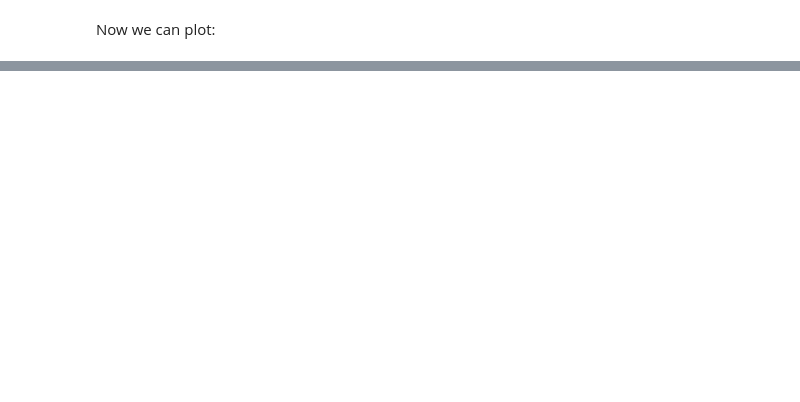
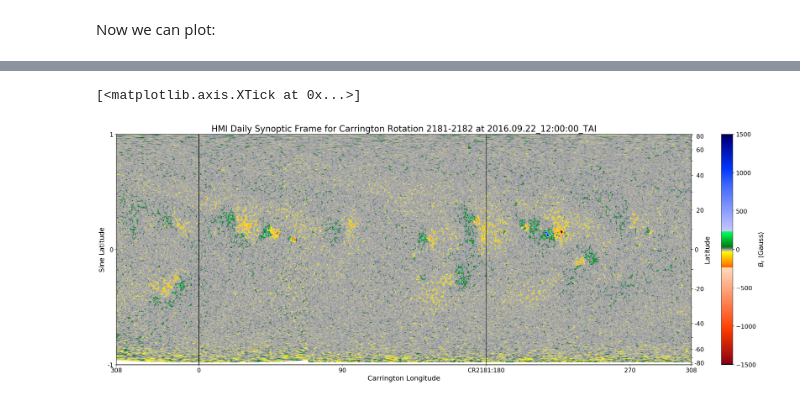
Before and after one commit to mbobra/SHARPs, a Jupyter notebook: synoptic.ipynb, the cells around one changed output, grey strips where cells are left out. Drawn from its saved outputs; the diff is of its cells as text; code cells hidden in the pictures; blank space fills up the shorter version.

```diff
--- a/synoptic.ipynb
+++ b/synoptic.ipynb
@@ -100,0 +166,79 @@ cbar.set_label('$B_{r}$ (Gauss)', size=16)
+# %%
+# Determine the starting and ending Carrington longitude
+start_lon   = ((math.floor(keys.LON_FRST[0]/360.)+1)*360.)-keys.LON_FRST[0]
+end_lon     = ((math.floor(keys.LON_LAST[0]/360.)+1)*360.)-keys.LON_LAST[0]
+
+# Determine the starting and ending Carrington rotation number
+start_num   = math.floor(keys.LON_FRST[0]/360.)+1
+end_num     = math.floor(keys.LON_LAST[0]/360.)+1
+# %%
+# calculate position of the longitudes at 0, 180, 90, and 270 as well as the first and last longitude
+# and create 3-pixel thick vertical lines at 0 and 180
+line_0 = (360. - start_lon)*10
+line_180 = ((360. - start_lon + 180.) % 360)*10
+line_plus90 = ((360. - start_lon + 90.) % 360)*10
+line_minus90 = ((360. - start_lon + 270) % 360)*10
+zero_lat = np.zeros([1440])
+br[0].data[0:1440,int(line_0):int(line_0)+3] = -2000
+br[0].data[0:1440,int(line_180):int(line_180)+3] = -2000
+
+# make the plot
+fig, ax = plt.subplots(figsize=(20,10))
+fig.subplots_adjust(left=0,right=1,top=1,bottom=0)
+text_style = dict(fontsize=16)
+ax.tick_params(labelsize=14)
+plt.imshow(br[0].data,cmap=colormap_customized,vmin=-1500,vmax=1500,origin='lower',extent=[0,3600,0,1440],interpolation='nearest')
+ax.set_title('HMI Daily Synoptic Frame for Carrington Rotation '+str(int(start_num))+"-"+str(int(end_num))+" at "+str(keys.T_REC[0]),y=1.0,fontsize=20)
+ax.tick_params(axis='both', which='both', labelbottom=True, labeltop=False, labelleft=True, labelright=True)
+
+# label the x-axis
+xlocations = [0,line_0,line_180,line_plus90,line_minus90,3600]
+xlabels = [int(start_lon),0,"CR"+str(keys.CAR_ROT[0])+":180",90,270,int(end_lon)]
+ax.set_xticklabels(xlabels)
+ax.set_xticks(xlocations)
+ax.set_xlabel('Carrington Longitude',**text_style)
+
+# Create the latitude labels on the right-hand side of the plot
+ylabels_r = [' ','-80 ',' ','-60',' ','-40',' ','-20',' ','0',' ',' 20',' ',' 40',' ',' 60',' ',' 80',' ']
+ylocations_r = ytick_normalize
+ax.set_yticklabels(ylabels_r)
+ax.set_yticks(ylocations_r)
+ax.set_ylabel('Latitude',**text_style)
+ax.yaxis.labelpad=-5
+ax.tick_params(labelsize=14)
+ax.yaxis.set_label_position("right")
+ax.yaxis.tick_right()
+
+# plot the colorbar
+divider_cbar = make_axes_locatable(ax)
+width_cbar = axes_size.AxesY(ax, aspect=0.05)
+pad_cbar = axes_size.Fraction(2.6, width_cbar)
+cax = divider_cbar.append_axes("right", size=width_cbar, pad=pad_cbar)
+cax.tick_params(labelsize=14)
+cbar = plt.colorbar(cax=cax)
+cbar.ax.tick_params(labelsize=14)
+cbar.set_label('$B_{r}$ (Gauss)', size=16)
+
+# Create a new axes, ax3, to label the left-hand y-axis and the top x-axis
+# This requires guess-and-check.
+# This is not an elegant solution, but it is the best one I found.
+# The problem is that the twinx() function does not work well with imshow() because
+# the twinx() function creates an axes with dimensions of the entire figure, whereas
+# I just want the plotted area. If anyone has a better solution, please let me know.
+pos = ax.get_position()
+ax3 = fig.add_axes([pos.x0,pos.y0+(0.126),pos.width-(0.067),pos.height-(0.253)])
+ax3.tick_params(labelsize=14)
+
+# Create the sine latitude labels on the left-hand side of the plot
+ylabels_l = [-1,0,1]
+ylocations_l = [0.,720.,1440.]
+ax3.set_yticklabels(ylabels_l)
+ax3.set_yticks(ylocations_l)
+ax3.set_ylabel('Sine Latitude',**text_style)
+
+# Create the date labels on the top of the plot
+ax3.set_xticklabels([''])
+ax3.set_xticks([''])
+# %% [output]
+[<matplotlib.axis.XTick at 0x...>]
+[figure, added]
```
Also changed, not shown: parts of 16 cells of this notebook.
